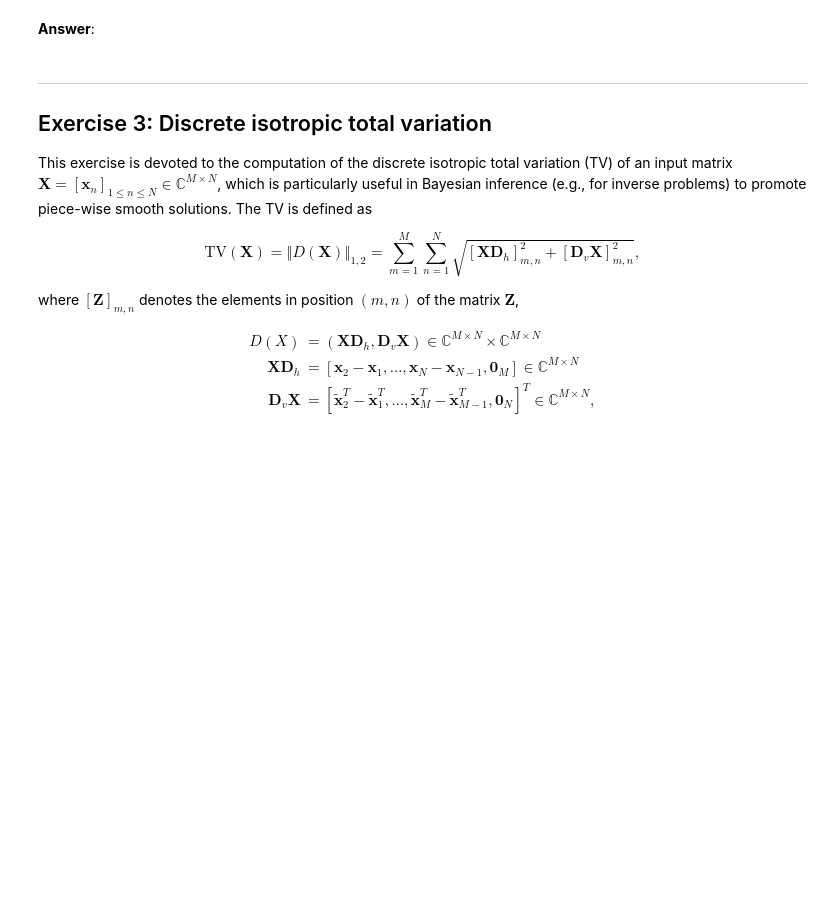
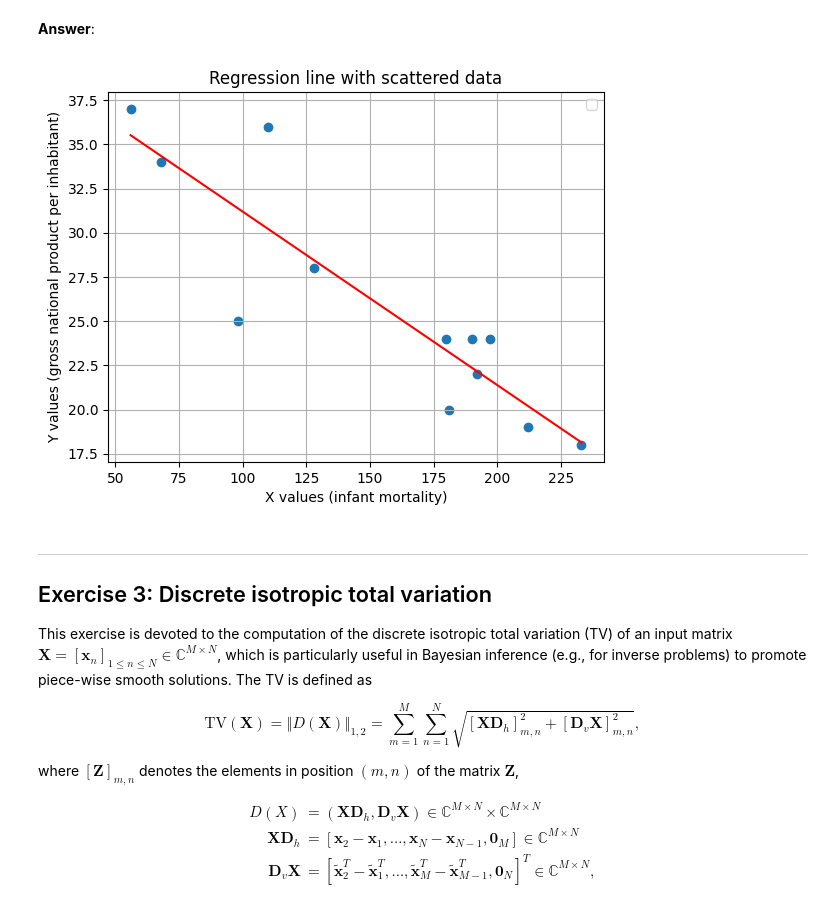
Before and after one commit to marcaIL/python_sdia, a Jupyter notebook: Labs/Lab2/lab2.ipynb, the cells around one changed output. Drawn from its saved outputs; the diff is of its cells as text; code cells hidden in the pictures; blank space fills up the shorter version.

```diff
--- a/Labs/Lab2/lab2.ipynb
+++ b/Labs/Lab2/lab2.ipynb
@@ -165,0 +164,5 @@ In this second exercise, we focus on computing basic statistics, and applying li
+# %%
+# your code
+from IPython.display import display
+dataframe= pd.read_csv("data/data.csv")
+display(dataframe)
@@ -165,0 +183,4 @@ In this second exercise, we focus on computing basic statistics, and applying li
+# %%
+dataframe=dataframe.sort_values(by=["X"],ascending=True)
+dataframe=dataframe.reset_index(drop=True)
+dataframe
@@ -174,0 +243,8 @@ In this second exercise, we focus on computing basic statistics, and applying li
+# %%
+# your code
+#We get the data columns and convert it into numpy arrays
+X=dataframe["X"].to_numpy()
+Y=dataframe["Y"].to_numpy()
+#We use np.polyfit, and as we look for a regression line, we select deg=1
+f = np.polyfit(X,Y,deg=1)
+print(f)
@@ -181,3 +262,23 @@ In this second exercise, we focus on computing basic statistics, and applying li
+# %%
+def line(x):
+    return f[0]*x+f[-1]
+# %%
+# your code
+#The dataframe is sorted
+min_X=dataframe.loc[0,"X"]
+max_X=dataframe.loc[dataframe.index[-1],"X"]
+X = np.linspace(min_X,max_X, 1000)
+Y= np.array([line(x) for x in X])
+plt.scatter(dataframe["X"], dataframe["Y"])
+plt.plot(X,Y,color="red")
+plt.xlabel('X values (infant mortality)')
+plt.ylabel('Y values (gross national product per inhabitant)')
+plt.title('Regression line with scattered data')
+plt.legend()
+plt.grid(True)
+plt.show()
+# %% [output]
+[figure, added]
 # %% [markdown]
 ---
 ## <a name="ex3">Exercise 3: Discrete isotropic total variation</a>
```
Also changed, not shown: parts of 10 cells of this notebook.
